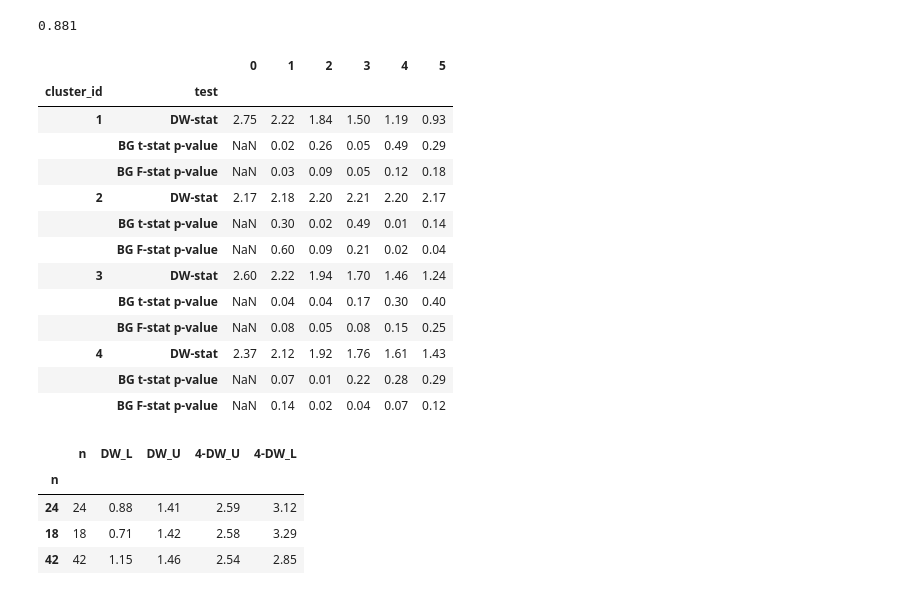
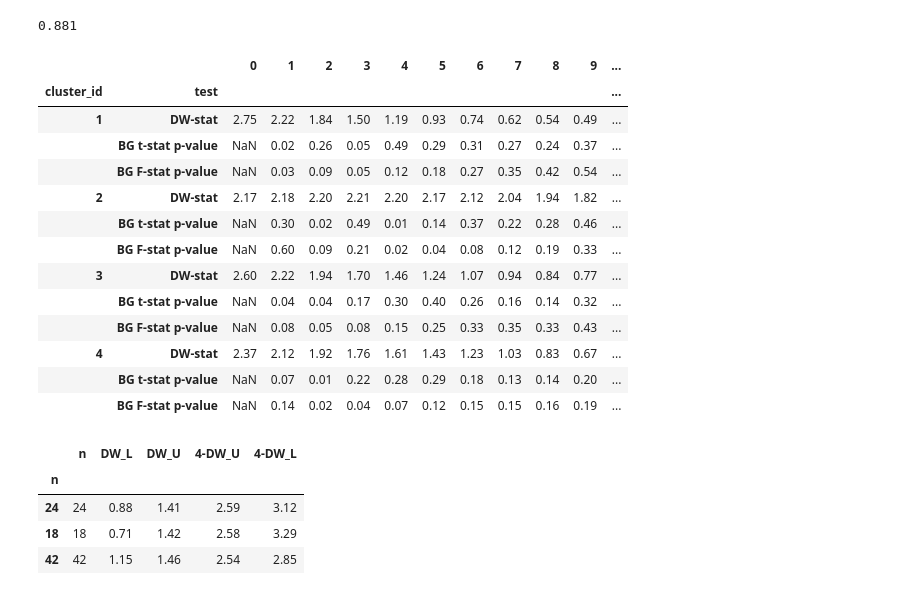
Before and after one commit to tony-pitchblack/---------------, a Jupyter notebook: clustering-structure.ipynb, the cells around one changed output. Cells and saved outputs as stored; diff of their text form; code cells hidden in the pictures.

```diff
--- a/clustering-structure.ipynb
+++ b/clustering-structure.ipynb
@@ -404,7 +404,7 @@ for cluster_id in data_for_regr_cl[linkage_type].unique():
 
     n=X[X.columns[0]].count()
 
-    max_lag = 5
+    max_lag = 12
     dw_vals = (DW_table.loc[n, 'DW_L'], DW_table.loc[n, 'DW_U'])
     OLS_AR, proc_log = OLS_AR_n(regression, max_lag, dw_vals)
     cochrane_log_all[cluster_id] = pd.DataFrame(proc_log)
@@ -453,47 +453,47 @@ for cluster_id in data_for_regr_cl[linkage_type].unique():
     # g = sns.PairGrid(X_resid, y_vars=["e"], x_vars=["ln_K", "ln_L", "t"], hue='Код раздела', height=4)
     # # g.map(sns.regplot, color=".3", ci=None)
     # g.map(sns.scatterplot)
     # g.set(ylim=(-1.5, 1.5), yticks=[-1.5, -1, 0, 1, 1.5])
 
 pd.set_option('display.float_format', lambda x: '%.2f' % x)
 breush_godfrey_all = pd.DataFrame(breush_godfrey_all)
 regr_metrics_all = pd.DataFrame(regr_metrics_all)
 regr_metrics_acorr = pd.DataFrame(regr_metrics_all.loc[:, [ 'cluster_id', 'n', 'DW' ]]) \
     .merge(DW_table.reset_index(drop=True), on='n', how='left')
 
 # cochrane_log_all = pd.DataFrame(cochrane_log_all)
 cochrane_log_all = pd.concat(cochrane_log_all, keys=cochrane_log_all.keys())
 cochrane_log_all = cochrane_log_all.rename_axis(['cluster_id', 'test'])
 cochrane_log_all.sort_values(by='cluster_id').to_clipboard(float_format="%.2f", decimal=',')
 # print(regr_metrics_all)
 
 regr_metrics_acorr.sort_values('cluster_id', axis='index'). \
     style.format({
         'DW': '{:.2f}',
         'DW_L': '{:.2f}',
         'DW_U': '{:.2f}',
         '4-DW_U': '{:.2f}',
         '4-DW_L': '{:.2f}',
         }).hide(axis='index')
 
 breush_godfrey_all.sort_values(by='cluster_id', axis='index').style.format('{:.2f}') \
     .format('{:d}', subset=['cluster_id']).hide(axis='index')
 cochrane_log_all.sort_values(by='cluster_id')
 # %% [output]
-|  |  | 0 | 1 | 2 | 3 | 4 | 5 |
-| cluster_id | test |  |  |  |  |  |  |
-| 1 | DW-stat | 2.75 | 2.22 | 1.84 | 1.50 | 1.19 | 0.93 |
-|  | BG t-stat p-value | NaN | 0.02 | 0.26 | 0.05 | 0.49 | 0.29 |
-|  | BG F-stat p-value | NaN | 0.03 | 0.09 | 0.05 | 0.12 | 0.18 |
-| 2 | DW-stat | 2.17 | 2.18 | 2.20 | 2.21 | 2.20 | 2.17 |
-|  | BG t-stat p-value | NaN | 0.30 | 0.02 | 0.49 | 0.01 | 0.14 |
-|  | BG F-stat p-value | NaN | 0.60 | 0.09 | 0.21 | 0.02 | 0.04 |
-| 3 | DW-stat | 2.60 | 2.22 | 1.94 | 1.70 | 1.46 | 1.24 |
-|  | BG t-stat p-value | NaN | 0.04 | 0.04 | 0.17 | 0.30 | 0.40 |
-|  | BG F-stat p-value | NaN | 0.08 | 0.05 | 0.08 | 0.15 | 0.25 |
-| 4 | DW-stat | 2.37 | 2.12 | 1.92 | 1.76 | 1.61 | 1.43 |
-|  | BG t-stat p-value | NaN | 0.07 | 0.01 | 0.22 | 0.28 | 0.29 |
-|  | BG F-stat p-value | NaN | 0.14 | 0.02 | 0.04 | 0.07 | 0.12 |
+|  |  | 0 | 1 | 2 | 3 | 4 | 5 | 6 | 7 | 8 | 9 | ... |
+| cluster_id | test |  |  |  |  |  |  |  |  |  |  | ... |
+| 1 | DW-stat | 2.75 | 2.22 | 1.84 | 1.50 | 1.19 | 0.93 | 0.74 | 0.62 | 0.54 | 0.49 | ... |
+|  | BG t-stat p-value | NaN | 0.02 | 0.26 | 0.05 | 0.49 | 0.29 | 0.31 | 0.27 | 0.24 | 0.37 | ... |
+|  | BG F-stat p-value | NaN | 0.03 | 0.09 | 0.05 | 0.12 | 0.18 | 0.27 | 0.35 | 0.42 | 0.54 | ... |
+| 2 | DW-stat | 2.17 | 2.18 | 2.20 | 2.21 | 2.20 | 2.17 | 2.12 | 2.04 | 1.94 | 1.82 | ... |
+|  | BG t-stat p-value | NaN | 0.30 | 0.02 | 0.49 | 0.01 | 0.14 | 0.37 | 0.22 | 0.28 | 0.46 | ... |
+|  | BG F-stat p-value | NaN | 0.60 | 0.09 | 0.21 | 0.02 | 0.04 | 0.08 | 0.12 | 0.19 | 0.33 | ... |
+| 3 | DW-stat | 2.60 | 2.22 | 1.94 | 1.70 | 1.46 | 1.24 | 1.07 | 0.94 | 0.84 | 0.77 | ... |
+|  | BG t-stat p-value | NaN | 0.04 | 0.04 | 0.17 | 0.30 | 0.40 | 0.26 | 0.16 | 0.14 | 0.32 | ... |
+|  | BG F-stat p-value | NaN | 0.08 | 0.05 | 0.08 | 0.15 | 0.25 | 0.33 | 0.35 | 0.33 | 0.43 | ... |
+| 4 | DW-stat | 2.37 | 2.12 | 1.92 | 1.76 | 1.61 | 1.43 | 1.23 | 1.03 | 0.83 | 0.67 | ... |
+|  | BG t-stat p-value | NaN | 0.07 | 0.01 | 0.22 | 0.28 | 0.29 | 0.18 | 0.13 | 0.14 | 0.20 | ... |
+|  | BG F-stat p-value | NaN | 0.14 | 0.02 | 0.04 | 0.07 | 0.12 | 0.15 | 0.15 | 0.16 | 0.19 | ... |
 # %%
 DW_table
 # %% [output]
```
Also changed, not shown: 2 other files.
